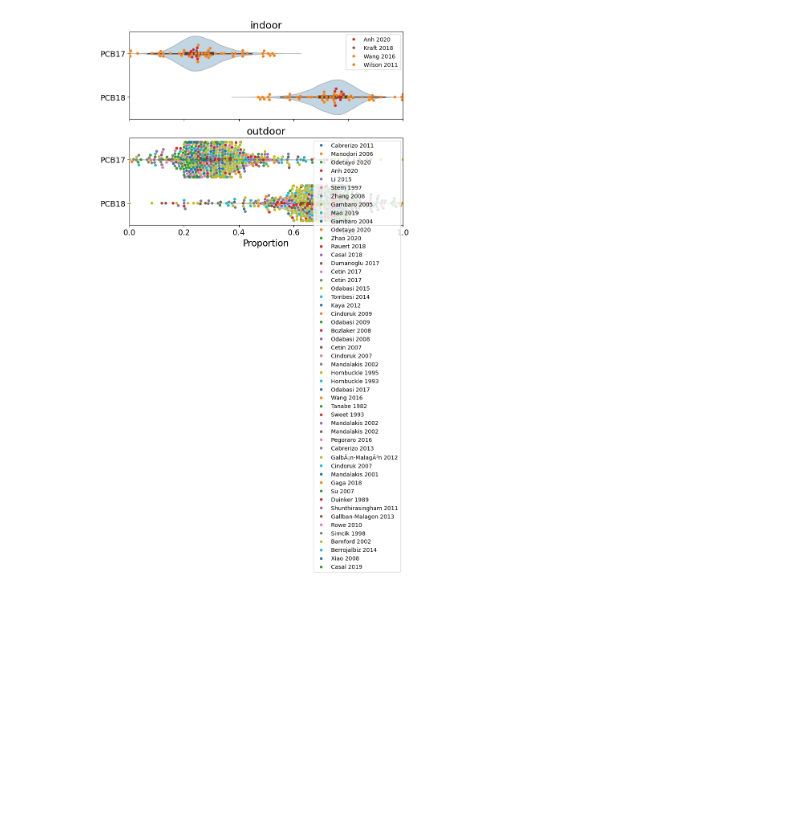
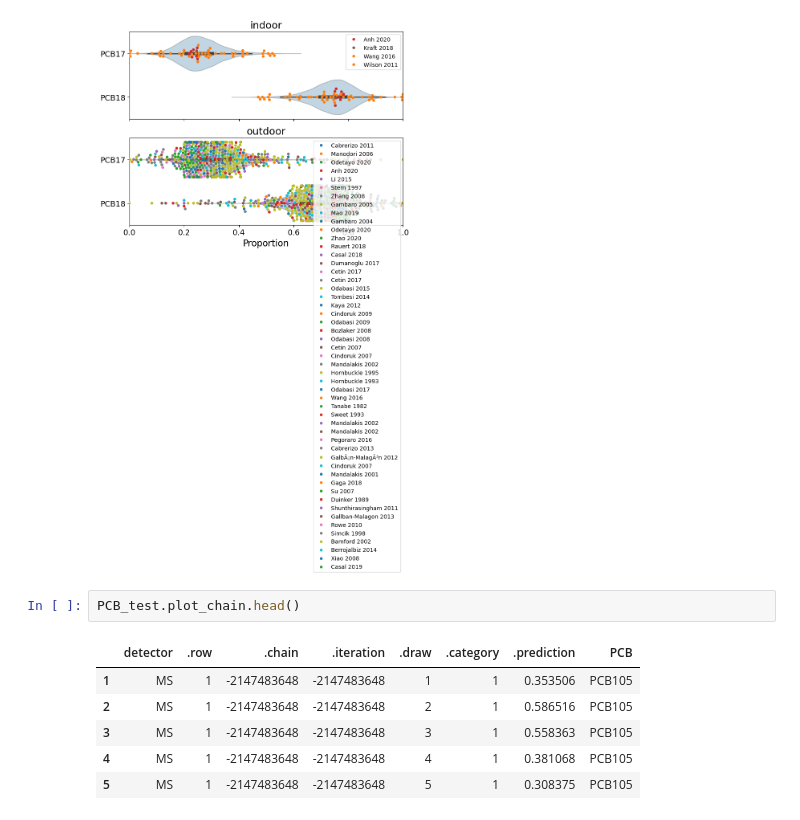
Before and after one commit to USEPA/pcb-coelutions-air, a Jupyter notebook: notebooks/run_coelutions.ipynb, the cells around one changed output. Cells and saved outputs as stored; diff of their text form; blank space fills up the shorter version.

```diff
--- a/notebooks/run_coelutions.ipynb
+++ b/notebooks/run_coelutions.ipynb
@@ -136,4 +139,13 @@ PCB_test.check_diagnostics() # Single value included
 PCB_test.plot_comparison(observed='indiv')
 # %% [output]
 [figure]
+# %%
+PCB_test.plot_chain.head()
+# %% [output]
+|  | detector | .row | .chain | .iteration | .draw | .category | .prediction | PCB |
+| 1 | MS | 1 | -2147483648 | -2147483648 | 1 | 1 | 0.353506 | PCB105 |
+| 2 | MS | 1 | -2147483648 | -2147483648 | 2 | 1 | 0.586516 | PCB105 |
+| 3 | MS | 1 | -2147483648 | -2147483648 | 3 | 1 | 0.558363 | PCB105 |
+| 4 | MS | 1 | -2147483648 | -2147483648 | 4 | 1 | 0.381068 | PCB105 |
+| 5 | MS | 1 | -2147483648 | -2147483648 | 5 | 1 | 0.308375 | PCB105 |
 # %%
```
Also changed, not shown: parts of 3 cells of this notebook, 2 other files.
